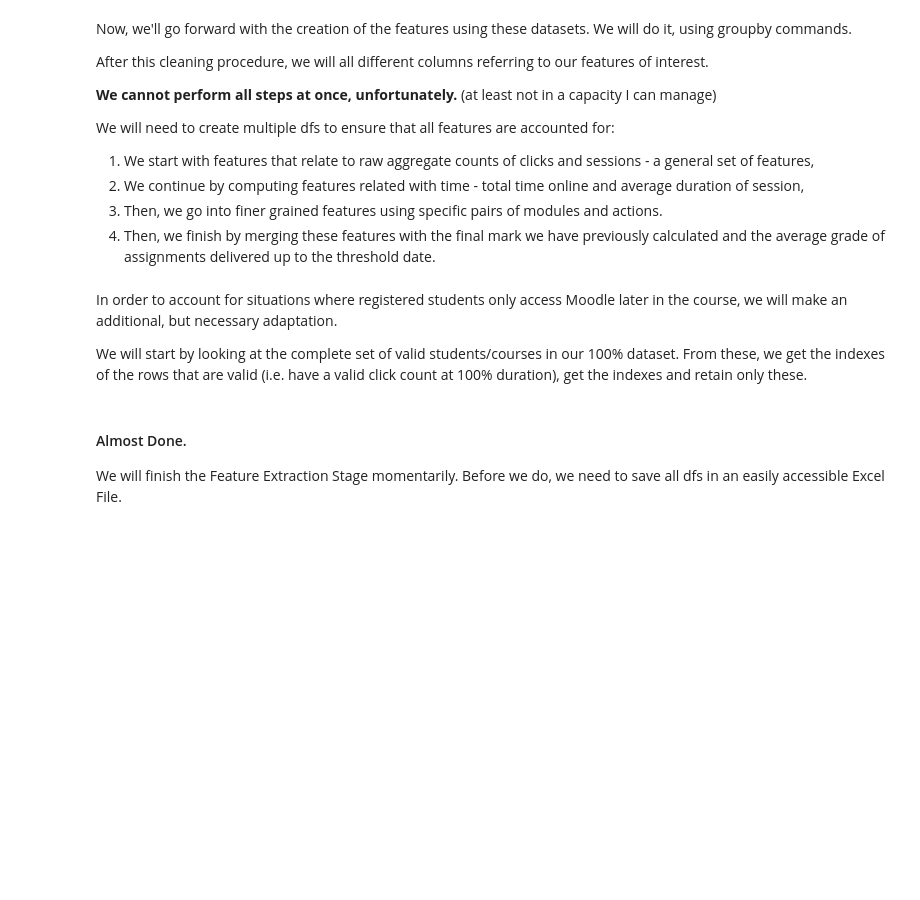
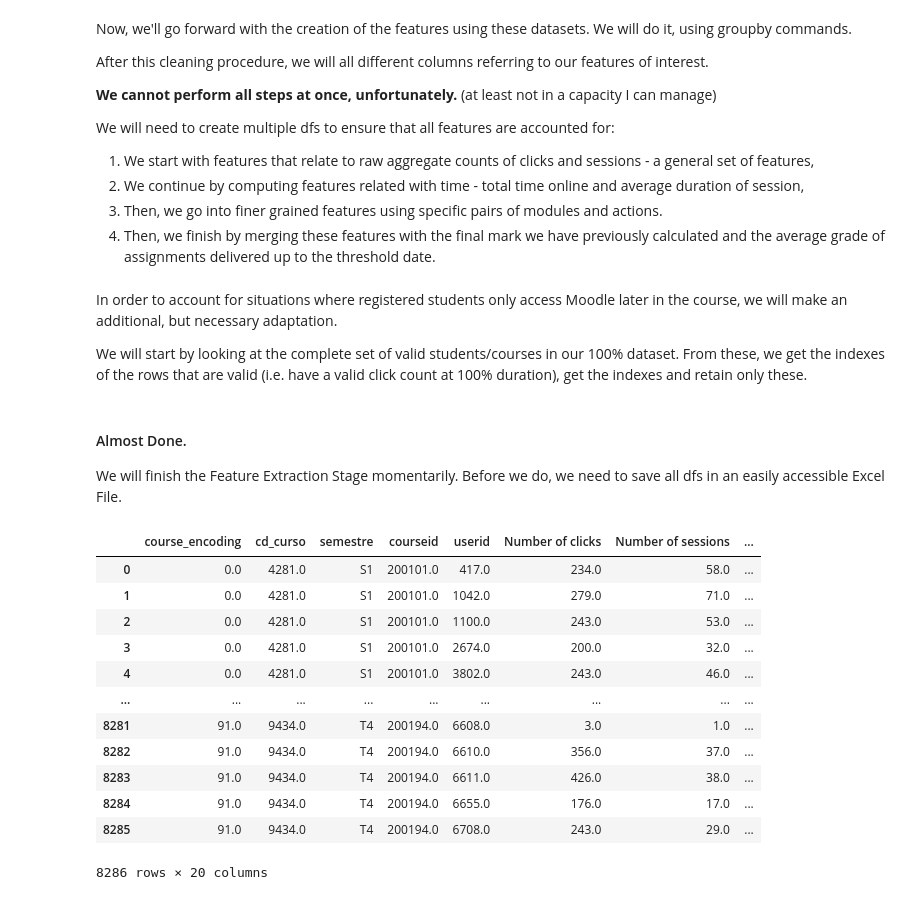
Before and after one commit to RicardoSantos0/timely_accurate_portable, a Jupyter notebook: Notebooks/3.1. Feature Extraction and Feature Engineering - Nova IMS.ipynb, the cells around one changed output. Cells and saved outputs as stored; diff of their text form; code cells hidden in the pictures; blank space fills up the shorter version.

```diff
--- a/Notebooks/3.1. Feature Extraction and Feature Engineering - Nova IMS.ipynb
+++ b/Notebooks/3.1. Feature Extraction and Feature Engineering - Nova IMS.ipynb
@@ -1043,7 +1074,10 @@ for i in tqdm(logs_dict):
         #placeholder 1 - general features
         general_features = logs_dict[i][j].groupby(['course_encoding', 'cd_curso', 'semestre', 'courseid', 'userid']).agg(
                                                 {'action' : [('N_clicks','count')], #number of clicks
-                                                'session' : [('N_sessions', 'nunique')], #number of sessions
+                                                'session' : [('N_sessions', 'nunique')],
+                                                 't_diff' : [('Largest_period_of Inactivity' , 'max')],
+
+                                                 #number of sessions
                                                  })
 
         #the second group will deal with session related time features
@@ -1115,9 +1149,13 @@ for i in tqdm(logs_dict):
                                'userid',
                                'forum'
                                 'url' #links viewed
+                                'folder', #Folders viewed
+                                'course',
                                 ],
                                ).rename(columns = {'forum' : 'Clicks on Forum',
                                                    'url' : 'Links viewed',
+                                                   'folder' : 'Clicks on folder',
+                                                   'course' : 'Clicks on Course',
                                                   })
 
 
@@ -1135,7 +1173,8 @@ for i in tqdm(logs_dict):
                                            'session_cumul_time_mean': 'Average session duration',
                                            'action_N_clicks': 'Number of clicks',
                                            'session_N_sessions': 'Number of sessions',
-                                           'on_campus_Clicks on Campus': 'Clicks on campus'}, inplace = True)
+                                           't_diff_Largest_period_of Inactivity': 'Largest period of inactivity',
+                                          }, inplace = True)
 
         #merge features from pivot_table
         pivot = pd.merge(pivot_1, pivot, on = 'userid', how = 'inner')
@@ -1188,6 +1227,7 @@ for i in tqdm(logs_dict):
 
     #Convert timedelta format to numbered format - minutes
     logs_dict[i]['Total time online'], logs_dict[i]['Average session duration'] = logs_dict[i]['Total time online'].dt.total_seconds() / 60, logs_dict[i]['Average session duration'].dt.total_seconds() / 60
+    logs_dict[i]['Largest period of inactivity'] = logs_dict[i]['Largest period of inactivity'].dt.total_seconds() // 60
 
     #fill nans with value 0 - this will only occur in dfs that do not fulfill the entire duration of course
     logs_dict[i] = logs_dict[i].fillna(0)
@@ -1195,6 +1235,22 @@ for i in tqdm(logs_dict):
 #### Almost Done.
 
 We will finish the Feature Extraction Stage momentarily. Before we do, we need to save all dfs in an easily accessible Excel File.
+# %%
+logs_dict[i]
+# %% [output]
+|  | course_encoding | cd_curso | semestre | courseid | userid | Number of clicks | Number of sessions | ... |
+| 0 | 0.0 | 4281.0 | S1 | 200101.0 | 417.0 | 234.0 | 58.0 | ... |
+| 1 | 0.0 | 4281.0 | S1 | 200101.0 | 1042.0 | 279.0 | 71.0 | ... |
+| 2 | 0.0 | 4281.0 | S1 | 200101.0 | 1100.0 | 243.0 | 53.0 | ... |
+| 3 | 0.0 | 4281.0 | S1 | 200101.0 | 2674.0 | 200.0 | 32.0 | ... |
+| 4 | 0.0 | 4281.0 | S1 | 200101.0 | 3802.0 | 243.0 | 46.0 | ... |
+| ... | ... | ... | ... | ... | ... | ... | ... | ... |
+| 8281 | 91.0 | 9434.0 | T4 | 200194.0 | 6608.0 | 3.0 | 1.0 | ... |
+| 8282 | 91.0 | 9434.0 | T4 | 200194.0 | 6610.0 | 356.0 | 37.0 | ... |
+| 8283 | 91.0 | 9434.0 | T4 | 200194.0 | 6611.0 | 426.0 | 38.0 | ... |
+| 8284 | 91.0 | 9434.0 | T4 | 200194.0 | 6655.0 | 176.0 | 17.0 | ... |
+| 8285 | 91.0 | 9434.0 | T4 | 200194.0 | 6708.0 | 243.0 | 29.0 | ... |
+8286 rows × 20 columns
 # %%
 writer = pd.ExcelWriter('../Data/Modeling Stage/Nova_IMS_Non_temporal_Datasets.xlsx', engine='xlsxwriter')
 
```
Also changed, not shown: parts of 14 cells of this notebook, 12 other files.
